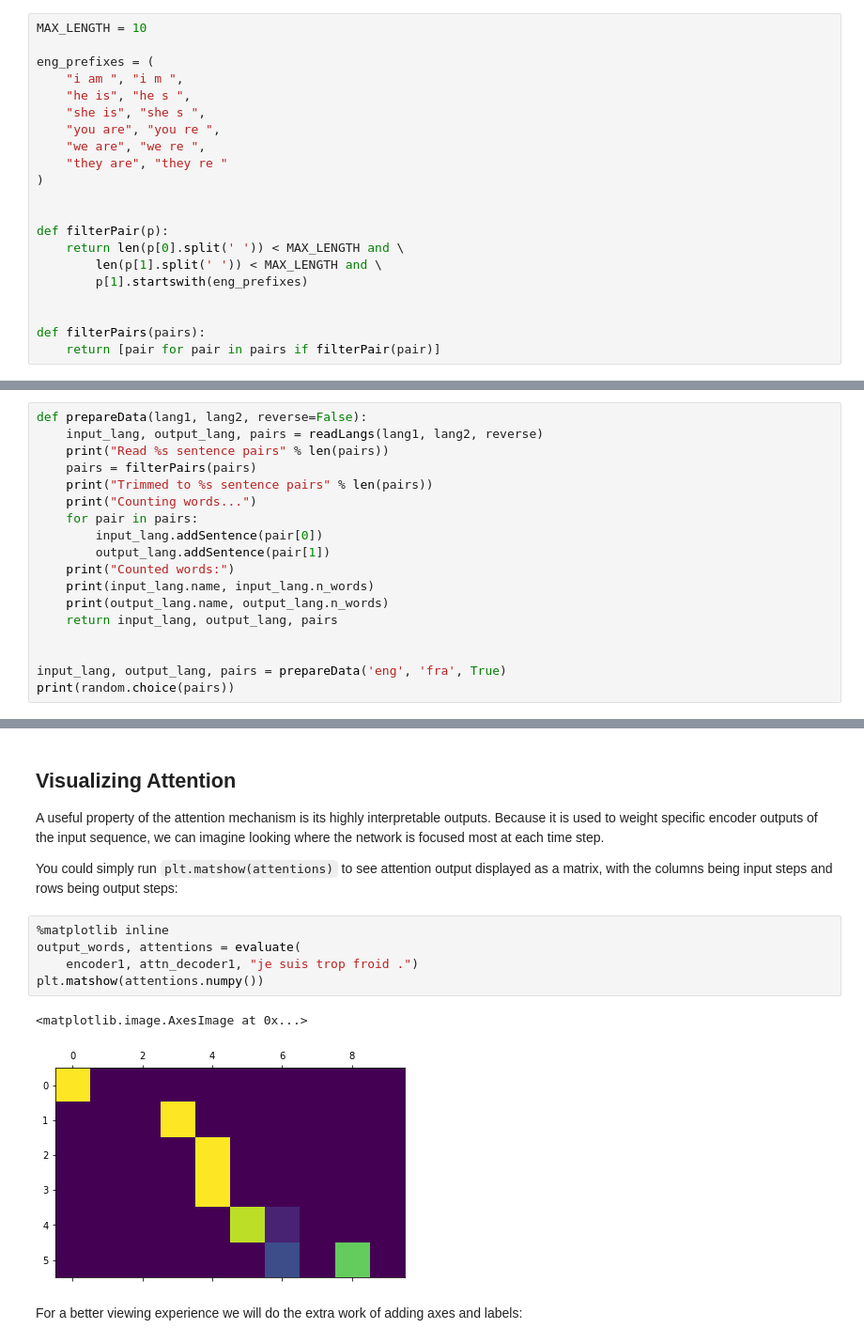
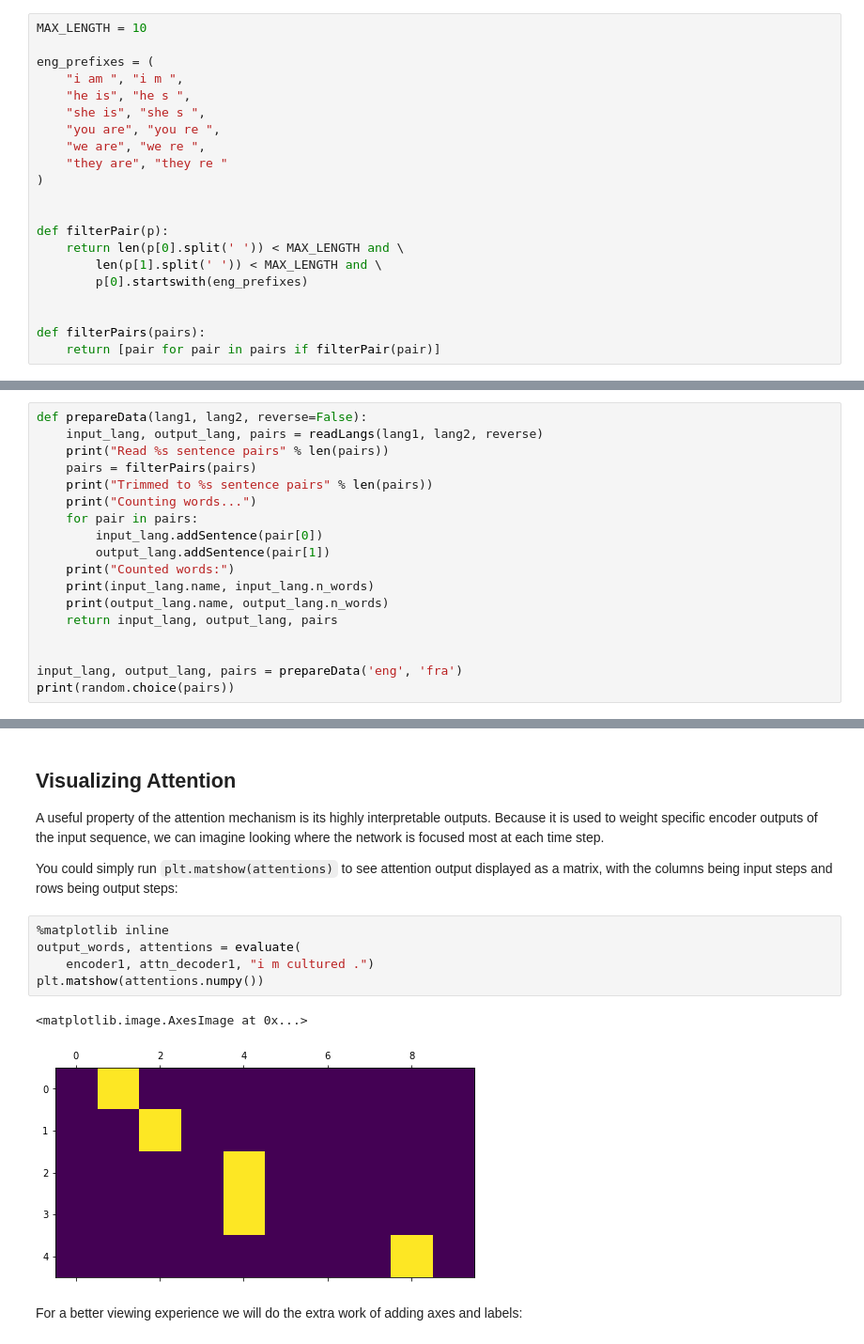
Before and after one commit to dine1717/END2, a Jupyter notebook: seq2_seq_attention.ipynb, the cells around one changed output, grey strips where cells are left out. Shown at 94% size. Drawn from its saved outputs; the diff is of its cells as text.

```diff
--- a/seq2_seq_attention.ipynb
+++ b/seq2_seq_attention.ipynb
@@ -248,7 +248,7 @@ eng_prefixes = (
 def filterPair(p):
     return len(p[0].split(' ')) < MAX_LENGTH and \
         len(p[1].split(' ')) < MAX_LENGTH and \
-        p[1].startswith(eng_prefixes)
+        p[0].startswith(eng_prefixes)
 
 
 def filterPairs(pairs):
@@ -275,7 +275,7 @@ def prepareData(lang1, lang2, reverse=False):
     return input_lang, output_lang, pairs
 
 
-input_lang, output_lang, pairs = prepareData('eng', 'fra', True)
+input_lang, output_lang, pairs = prepareData('eng', 'fra')
 print(random.choice(pairs))
 # %% [output]
 Reading lines...
@@ -778,11 +778,11 @@ output steps:
 # %%
 %matplotlib inline
 output_words, attentions = evaluate(
-    encoder1, attn_decoder1, "je suis trop froid .")
+    encoder1, attn_decoder1, "i m cultured .")
 plt.matshow(attentions.numpy())
 # %% [output]
 <matplotlib.image.AxesImage at 0x...>
-[figure, old version]
+[figure, new version]
 # %% [markdown]
 For a better viewing experience we will do the extra work of adding axes
 and labels:
```
Also changed, not shown: parts of 6 cells of this notebook.
